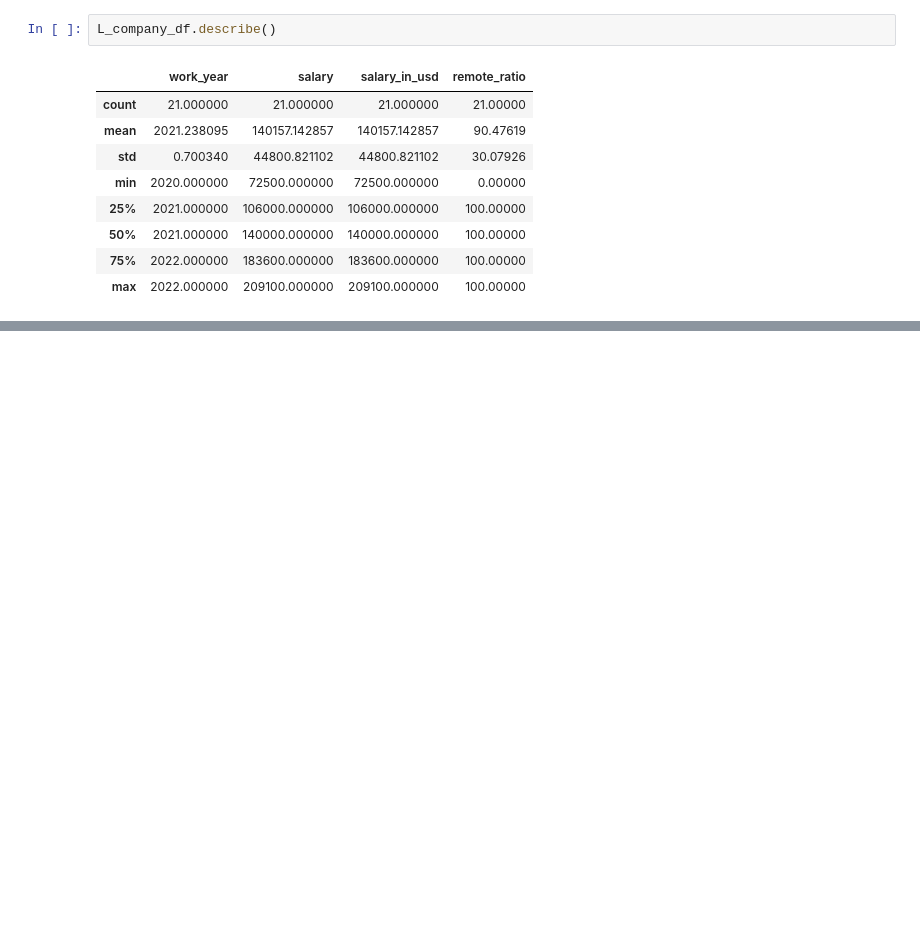
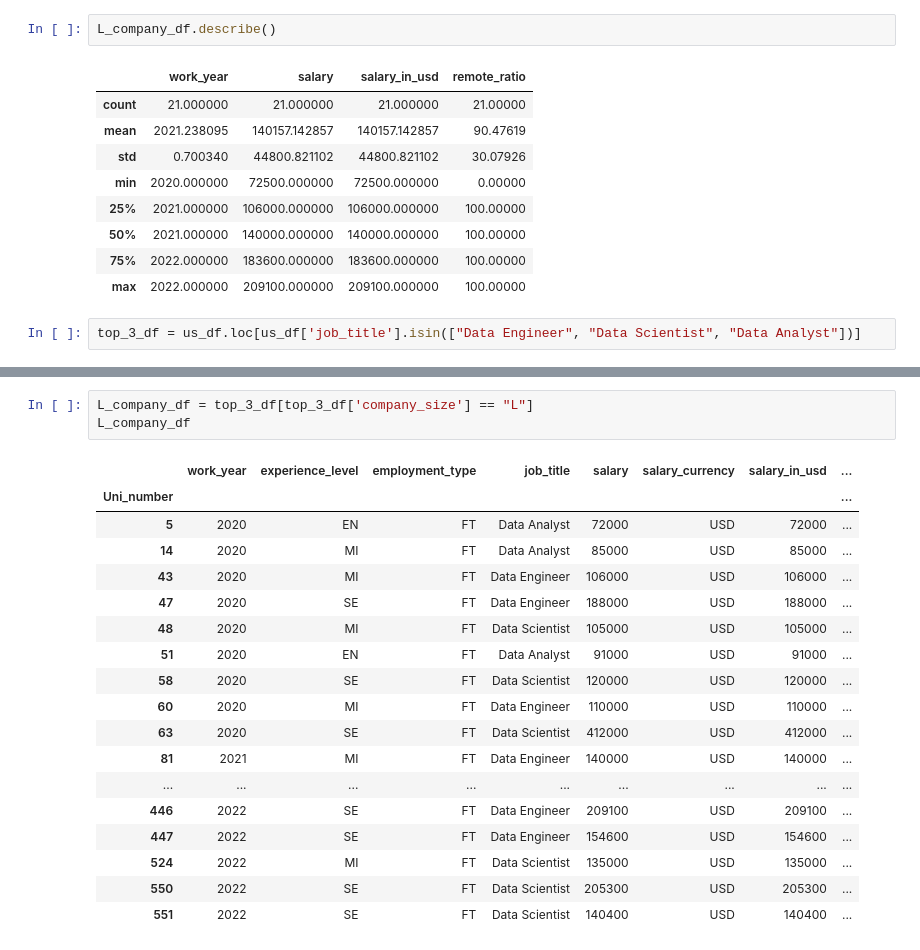
Before and after one commit to ceceliamcmillan/FinalProjectGroup01, a Jupyter notebook: DB_Analysis.ipynb, the cells around one changed output, grey strips where cells are left out. Saved outputs shown, nothing was run; the diff lists cells and outputs as text; blank space fills up the shorter version.

```diff
--- a/DB_Analysis.ipynb
+++ b/DB_Analysis.ipynb
@@ -149,3 +154,5 @@ L_company_df.describe()
 | 50% | 2021.000000 | 140000.000000 | 140000.000000 | 100.00000 |
 | 75% | 2022.000000 | 183600.000000 | 183600.000000 | 100.00000 |
 | max | 2022.000000 | 209100.000000 | 209100.000000 | 100.00000 |
+# %%
+top_3_df = us_df.loc[us_df['job_title'].isin(["Data Engineer", "Data Scientist", "Data Analyst"])]
@@ -151,0 +176,22 @@ L_company_df.describe()
+# %%
+L_company_df = top_3_df[top_3_df['company_size'] == "L"]
+L_company_df
+# %% [output]
+|  | work_year | experience_level | employment_type | job_title | salary | salary_currency | salary_in_usd | ... |
+| Uni_number |  |  |  |  |  |  |  | ... |
+| 5 | 2020 | EN | FT | Data Analyst | 72000 | USD | 72000 | ... |
+| 14 | 2020 | MI | FT | Data Analyst | 85000 | USD | 85000 | ... |
+| 43 | 2020 | MI | FT | Data Engineer | 106000 | USD | 106000 | ... |
+| 47 | 2020 | SE | FT | Data Engineer | 188000 | USD | 188000 | ... |
+| 48 | 2020 | MI | FT | Data Scientist | 105000 | USD | 105000 | ... |
+| 51 | 2020 | EN | FT | Data Analyst | 91000 | USD | 91000 | ... |
+| 58 | 2020 | SE | FT | Data Scientist | 120000 | USD | 120000 | ... |
+| 60 | 2020 | MI | FT | Data Engineer | 110000 | USD | 110000 | ... |
+| 63 | 2020 | SE | FT | Data Scientist | 412000 | USD | 412000 | ... |
+| 81 | 2021 | MI | FT | Data Engineer | 140000 | USD | 140000 | ... |
+| ... | ... | ... | ... | ... | ... | ... | ... | ... |
+| 446 | 2022 | SE | FT | Data Engineer | 209100 | USD | 209100 | ... |
+| 447 | 2022 | SE | FT | Data Engineer | 154600 | USD | 154600 | ... |
+| 524 | 2022 | MI | FT | Data Scientist | 135000 | USD | 135000 | ... |
+| 550 | 2022 | SE | FT | Data Scientist | 205300 | USD | 205300 | ... |
+| 551 | 2022 | SE | FT | Data Scientist | 140400 | USD | 140400 | ... |
```
Also changed, not shown: parts of 10 cells of this notebook.
